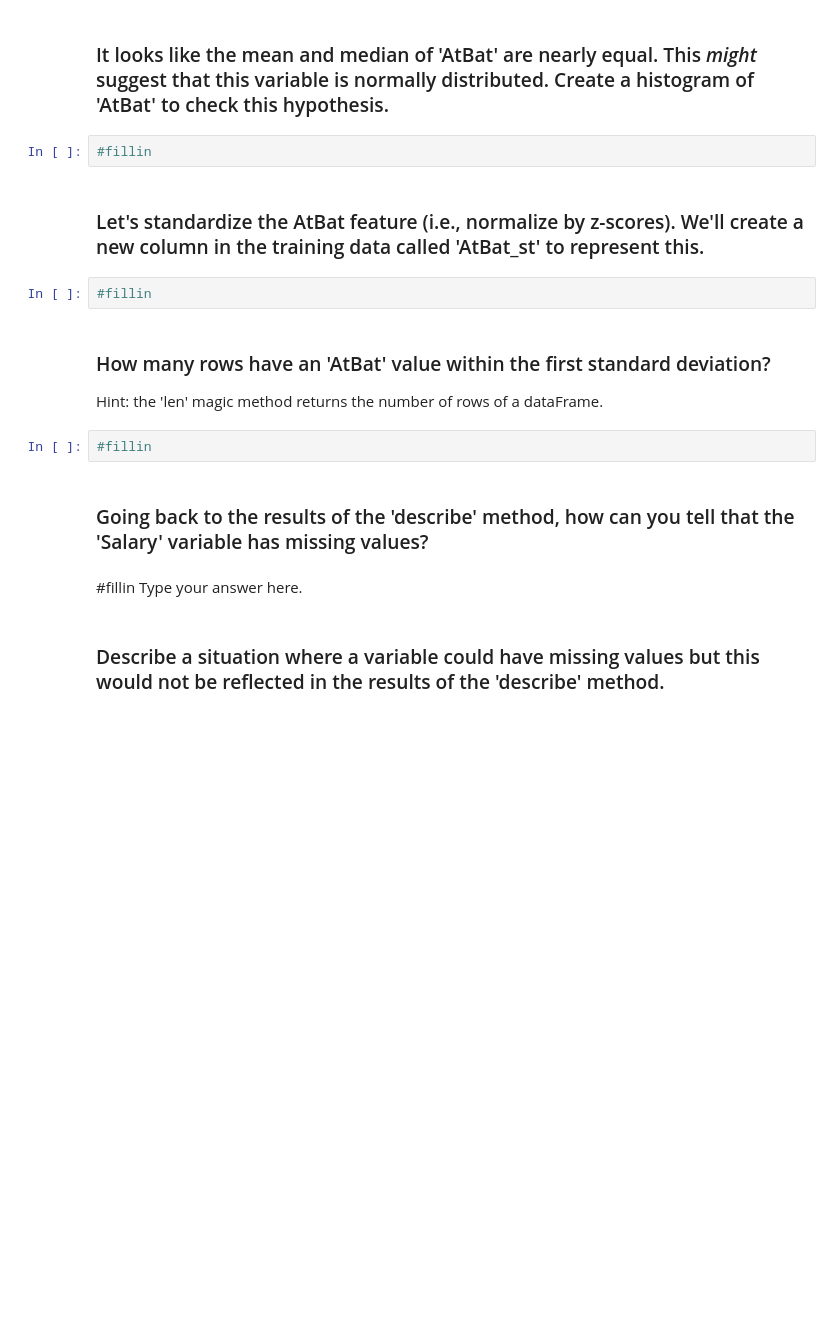
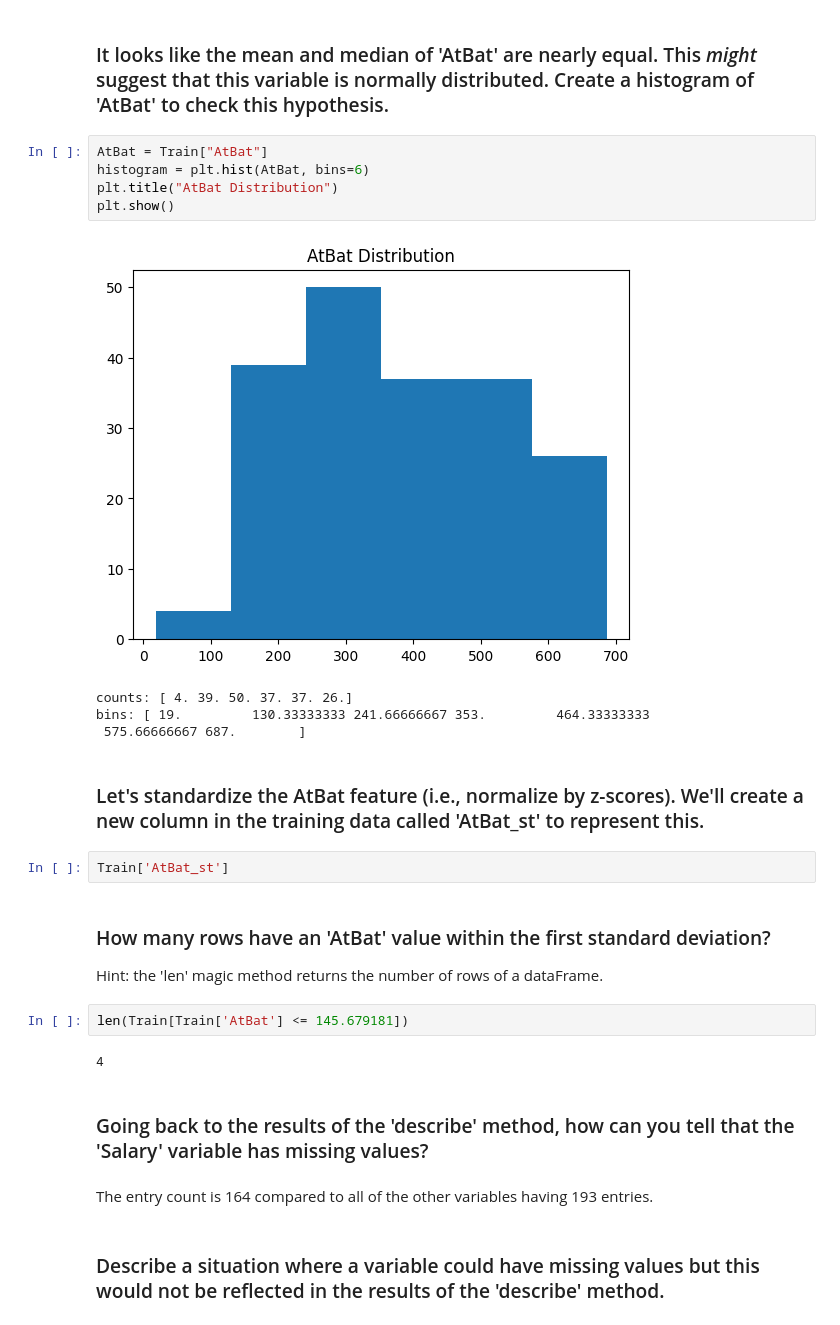
Before and after one commit to ChristopherLambiase/code_2600, a Jupyter notebook: mod03_eda.ipynb, the cells around one changed output. Cells and saved outputs as stored; diff of their text form; blank space fills up the shorter version.

```diff
--- a/mod03_eda.ipynb
+++ b/mod03_eda.ipynb
@@ -123,21 +123,31 @@ subset.describe()
 # %% [markdown]
 ### It looks like the mean and median of 'AtBat' are nearly equal. This _might_ suggest that this variable is normally distributed. Create a histogram of 'AtBat' to check this hypothesis.
 # %%
-#fillin
+AtBat = Train["AtBat"]
+histogram = plt.hist(AtBat, bins=6)
+plt.title("AtBat Distribution")
+plt.show()
+# %% [output]
+[figure, added]
+counts: [ 4. 39. 50. 37. 37. 26.]
+bins: [ 19.         130.33333333 241.66666667 353.         464.33333333
+ 575.66666667 687.        ]
 # %% [markdown]
 ### Let's standardize the AtBat feature (i.e., normalize by z-scores). We'll create a new column in the training data called 'AtBat_st' to represent this.
 # %%
-#fillin
+Train['AtBat_st']
 # %% [markdown]
 ### How many rows have an 'AtBat' value within the first standard deviation?
 
 Hint: the 'len' magic method returns the number of rows of a dataFrame.
 # %%
-#fillin
+len(Train[Train['AtBat'] <= 145.679181])
+# %% [output]
+4
 # %% [markdown]
 ### Going back to the results of the 'describe' method, how can you tell that the 'Salary' variable has missing values?
 # %% [markdown]
-#fillin Type your answer here.
+The entry count is 164 compared to all of the other variables having 193 entries.
 # %% [markdown]
 ### Describe a situation where a variable could have missing values but this would not be reflected in the results of the 'describe' method.
 # %% [markdown]
```
Also changed, not shown: parts of 3 cells of this notebook.
